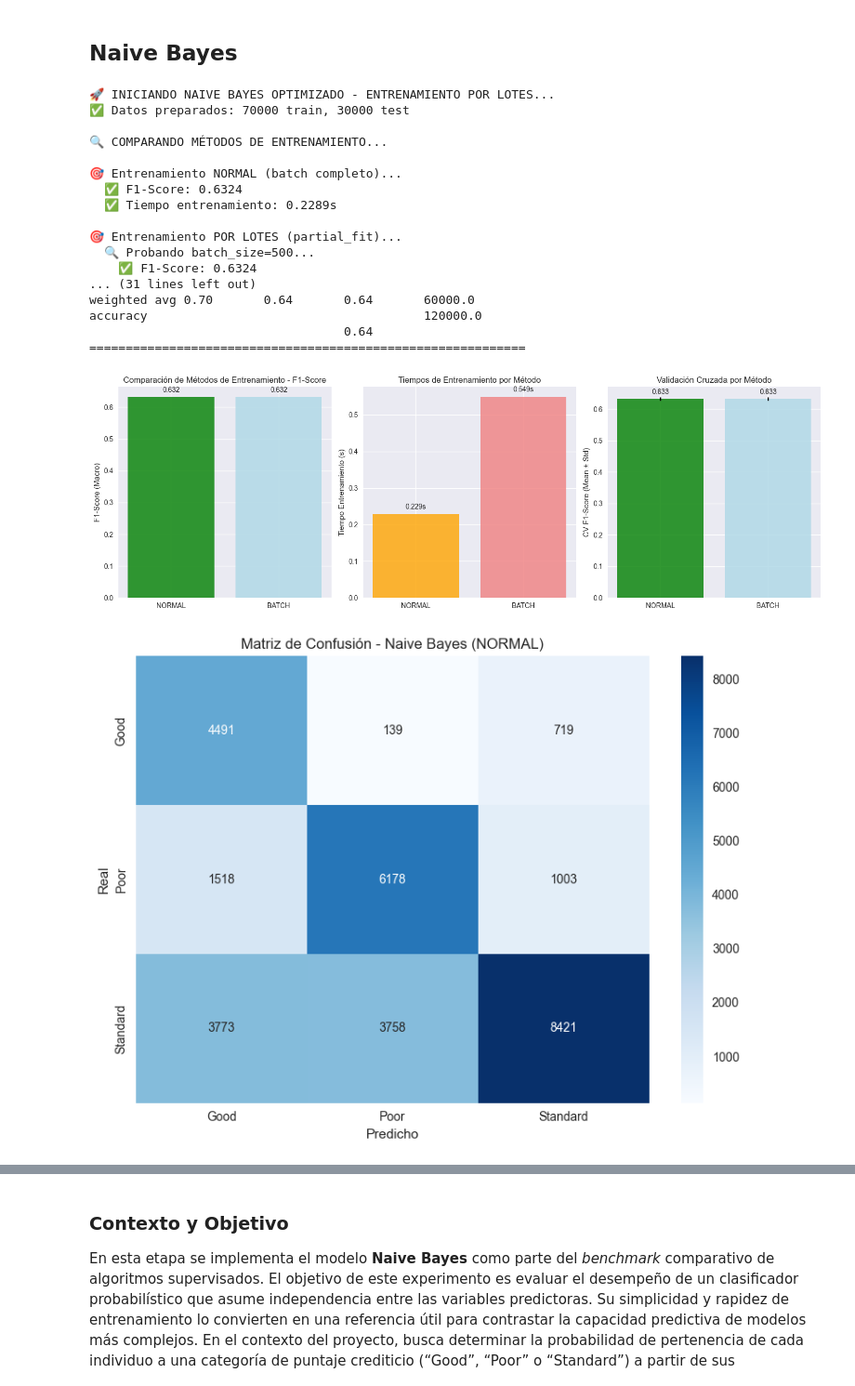
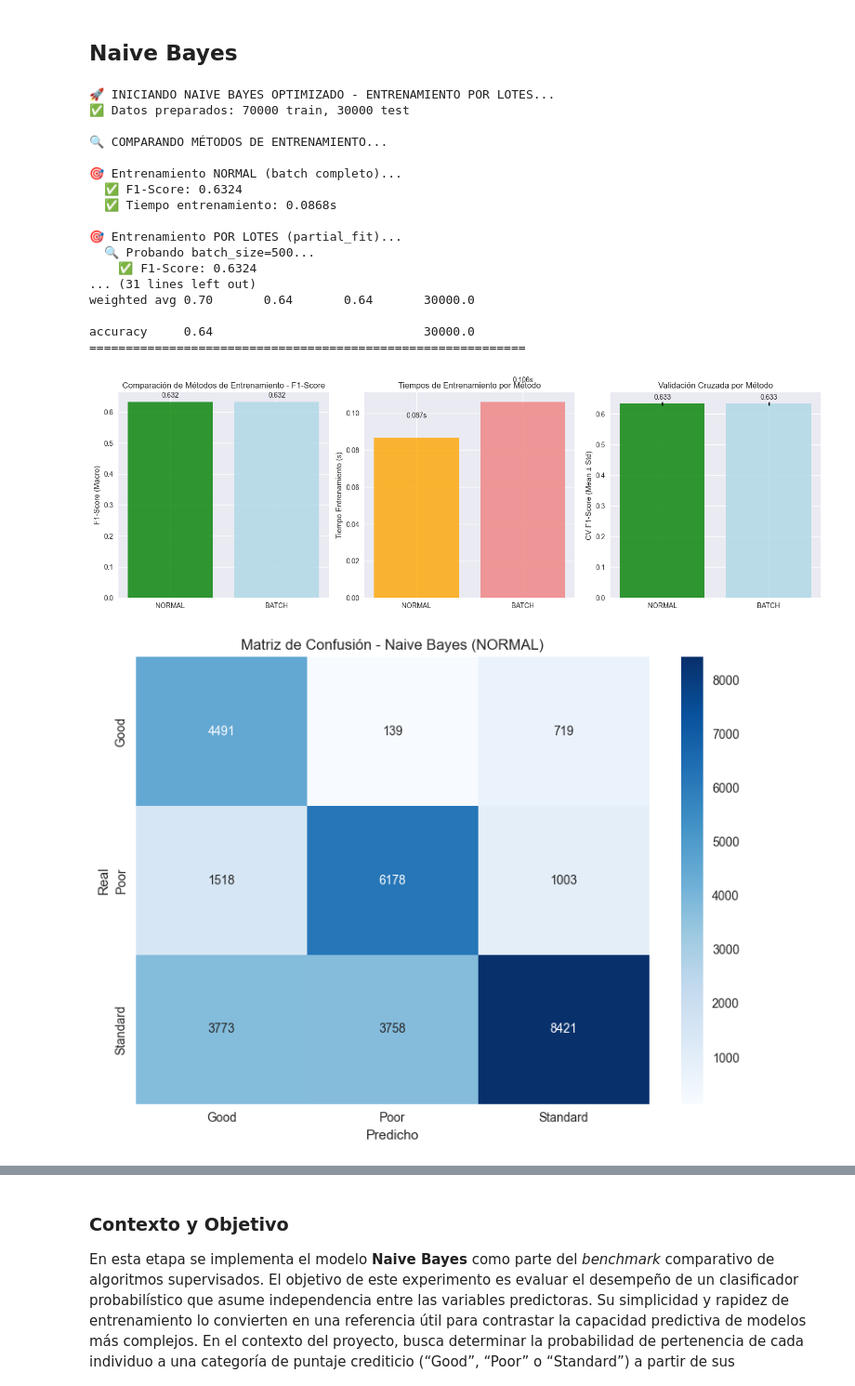
Before and after one commit to luispenaranda08/Credit-Score-Classsification-w-Machine-Learning, a Jupyter notebook: Optimizacion_Computacional.ipynb, the cells around one changed output, grey strips where cells are left out. Shown at 93% size. Saved outputs shown, nothing was run; the diff lists cells and outputs as text; code cells hidden in the pictures.

```diff
--- a/Optimizacion_Computacional.ipynb
+++ b/Optimizacion_Computacional.ipynb
@@ -292,8 +292,8 @@ weighted_avg = np.average(class_report_df[['precision', 'recall', 'f1-score']],
 class_report_df.loc['macro avg'] = [macro_avg['precision'], macro_avg['recall'],
                                    macro_avg['f1-score'], class_report_df['support'].sum()]
 class_report_df.loc['weighted avg'] = [weighted_avg[0], weighted_avg[1],
-                                      weighted_avg[2], class_report_df['support'].sum()]
-class_report_df.loc['accuracy'] = [accuracy_best, '', '', class_report_df['support'].sum()]
+                                      weighted_avg[2], class_report_df['support'][3]]
+class_report_df.loc['accuracy'] = [accuracy_best, '', '', class_report_df['support'][3]]
 
 print("\n📊 TABLA DE MÉTRICAS POR CLASE:")
 print("="*60)
@@ -301,8 +301,8 @@ print(f"{'':<12} {'precision':<10} {'recall':<10} {'f1-score':<10} {'support':<1
 print("-" * 60)
 for idx, row in class_report_df.iterrows():
     if idx == 'accuracy':
-        print(f"{idx:<12} {'':<10} {'':<10} {'':<10} {row['support']:<10}")
-        print(f"{'':<12} {'':<10} {'':<10} {row['precision']:<10.2f} {'':<10}")
+        print()
+        print(f"{idx:<12} {row['precision']:<10.2f} {'':<10} {'':<10} {row['support']:<10}")
     else:
         print(f"{idx:<12} {row['precision']:<10.2f} {row['recall']:<10.2f} {row['f1-score']:<10.2f} {row['support']:<10}")
 print("="*60)
@@ -752,8 +752,8 @@ weighted_avg = np.average(class_report_df[['precision', 'recall', 'f1-score']],
 class_report_df.loc['macro avg'] = [macro_avg['precision'], macro_avg['recall'],
                                    macro_avg['f1-score'], class_report_df['support'].sum()]
 class_report_df.loc['weighted avg'] = [weighted_avg[0], weighted_avg[1],
-                                      weighted_avg[2], class_report_df['support'].sum()]
-class_report_df.loc['accuracy'] = [accuracy_best, '', '', class_report_df['support'].sum()]
+                                      weighted_avg[2], class_report_df['support'][3]]
+class_report_df.loc['accuracy'] = [accuracy_best, '', '', class_report_df['support'][3]]
 
 print("\n📊 TABLA DE MÉTRICAS POR CLASE:")
 print("="*60)
@@ -761,8 +761,8 @@ print(f"{'':<12} {'precision':<10} {'recall':<10} {'f1-score':<10} {'support':<1
 print("-" * 60)
 for idx, row in class_report_df.iterrows():
     if idx == 'accuracy':
-        print(f"{idx:<12} {'':<10} {'':<10} {'':<10} {row['support']:<10}")
-        print(f"{'':<12} {'':<10} {'':<10} {row['precision']:<10.2f} {'':<10}")
+        print()
+        print(f"{idx:<12} {row['precision']:<10.2f} {'':<10} {'':<10} {row['support']:<10}")
     else:
         print(f"{idx:<12} {row['precision']:<10.2f} {row['recall']:<10.2f} {row['f1-score']:<10.2f} {row['support']:<10}")
 print("="*60)
@@ -885,38 +885,38 @@ optimized_data = {
     'cv_std': cv_std_best,
     'execution_time': execution_time,
     'training_time': best_results['training_time'],
     'classification_report': class_report_df,
     'all_results': results,
     'preprocessor': preprocessor,
     'label_encoder': le
 }
 
 if best_method_name == 'batch':
     optimized_data['best_batch_size'] = best_results['best_batch_size']
     optimized_data['all_batch_results'] = best_results['all_batch_results']
 
 joblib.dump(optimized_data, 'naive_bayes_optimized_results.pkl')
 print(f"\n💾 Resultados optimizados guardados: 'naive_bayes_optimized_results.pkl'")
 print("="*70)
 # %% [output]
 🚀 INICIANDO NAIVE BAYES OPTIMIZADO - ENTRENAMIENTO POR LOTES...
 ✅ Datos preparados: 70000 train, 30000 test
 
 🔍 COMPARANDO MÉTODOS DE ENTRENAMIENTO...
 
 🎯 Entrenamiento NORMAL (batch completo)...
   ✅ F1-Score: 0.6324
-  ✅ Tiempo entrenamiento: 0.2289s
+  ✅ Tiempo entrenamiento: 0.0868s
 
 🎯 Entrenamiento POR LOTES (partial_fit)...
   🔍 Probando batch_size=500...
     ✅ F1-Score: 0.6324
 ... (31 lines left out)
-weighted avg 0.70       0.64       0.64       60000.0
-accuracy                                      120000.0
-                                   0.64
+weighted avg 0.70       0.64       0.64       30000.0
+
+accuracy     0.64                             30000.0
 ============================================================
-[figure, old version]
+[figure, new version]
 [figure]
 ======================================================================
 🎯 RESUMEN FINAL - NAIVE BAYES OPTIMIZADO
```
Also changed, not shown: parts of 6 cells of this notebook.
